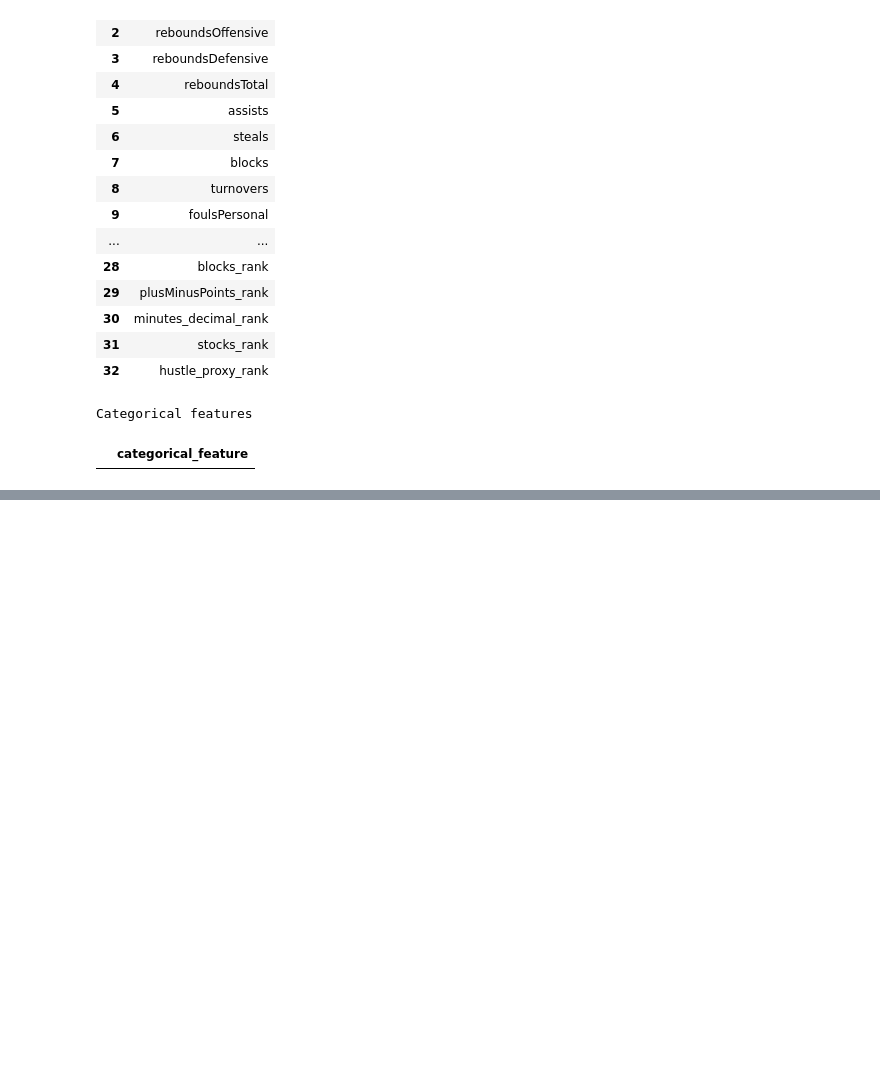
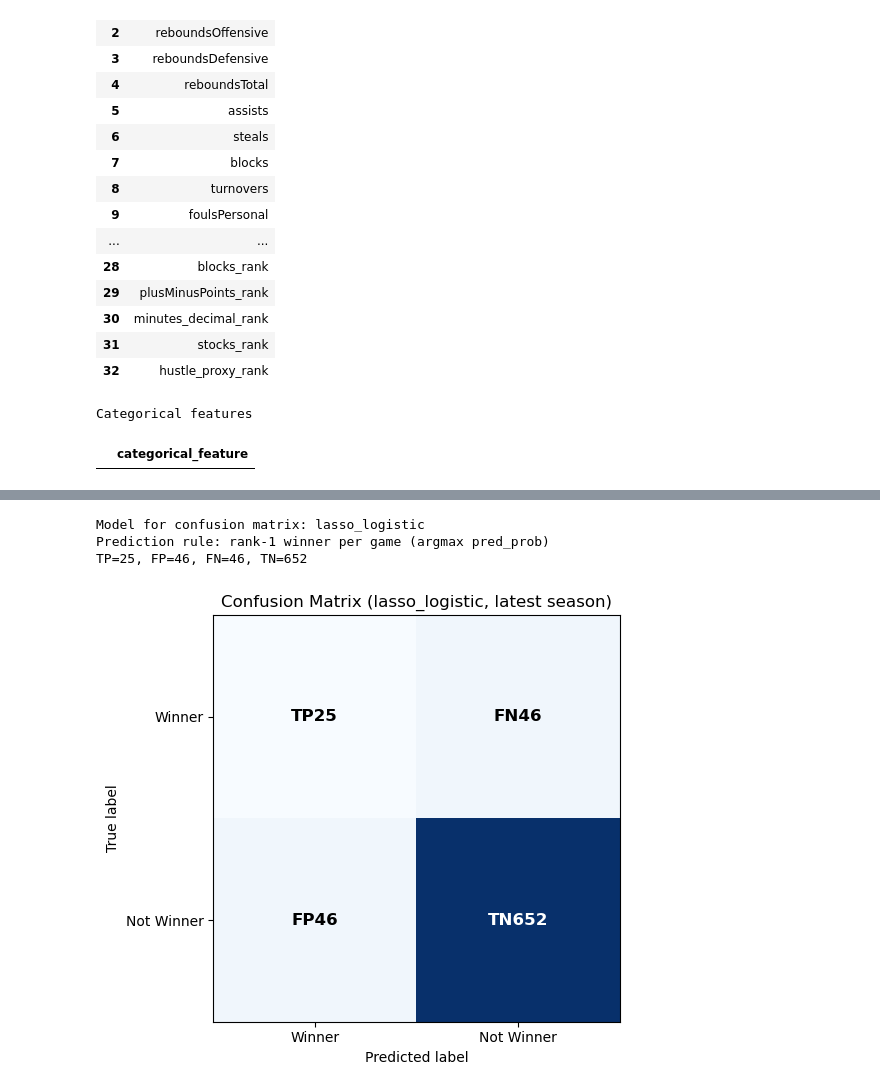
Before and after one commit to Tttaussig33/tommy-award-analysis, a Jupyter notebook: Ridge_Lasso_Logistic_Regression.ipynb, the cells around one changed output, grey strips where cells are left out. Saved outputs shown, nothing was run; the diff lists cells and outputs as text; code cells hidden in the pictures; blank space fills up the shorter version.

```diff
--- a/Ridge_Lasso_Logistic_Regression.ipynb
+++ b/Ridge_Lasso_Logistic_Regression.ipynb
@@ -535,0 +517,63 @@ TP=58, FP=183, FN=13, TN=515
+# %%
+# Confusion matrix for the top-ranked latest-season model.
+# Uses class order [Winner=1, Not Winner=0] so layout is:
+# [[TP, FN],
+#  [FP, TN]]
+import matplotlib.pyplot as plt
+from sklearn.metrics import ConfusionMatrixDisplay, confusion_matrix
+
+if "latest_ranked_df" not in globals() or "latest_scored_outputs" not in globals():
+    raise RuntimeError("Run the model training/evaluation cells first.")
+
+best_model_name = latest_ranked_df.iloc[0]["model"]
+cm_df = latest_scored_outputs[best_model_name].copy()
+
+y_true = cm_df["y"].astype(int)
+y_prob = cm_df["pred_prob"].clip(1e-6, 1 - 1e-6)
+
+# Rank-1 logic: one predicted winner per GAME_ID.
+winner_idx = cm_df.groupby("GAME_ID")["pred_prob"].idxmax()
+y_pred = pd.Series(0, index=cm_df.index, dtype=int)
+y_pred.loc[winner_idx] = 1
+
+cm = confusion_matrix(y_true, y_pred, labels=[1, 0])
+tp, fn, fp, tn = cm.ravel()
+
+print(f"Model for confusion matrix: {best_model_name}")
+print("Prediction rule: rank-1 winner per game (argmax pred_prob)")
+print(f"TP={tp}, FP={fp}, FN={fn}, TN={tn}")
+
+fig, ax = plt.subplots(figsize=(6, 5))
+ConfusionMatrixDisplay(confusion_matrix=cm, display_labels=["Winner", "Not Winner"]).plot(
+    ax=ax,
+    cmap="Blues",
+    include_values=False,
+    colorbar=False,
+)
+
+cell_labels = [["TP", "FN"], ["FP", "TN"]]
+threshold = cm.max() / 2.0
+for i in range(2):
+    for j in range(2):
+        value = cm[i, j]
+        label = cell_labels[i][j]
+        color = "white" if value > threshold else "black"
+        ax.text(
+            j,
+            i,
+            f"{label}{value}",
+            ha="center",
+            va="center",
+            color=color,
+            fontsize=12,
+            fontweight="bold",
+        )
+
+ax.set_title(f"Confusion Matrix ({best_model_name}, latest season)")
+plt.tight_layout()
+plt.show()
+# %% [output]
+Model for confusion matrix: lasso_logistic
+Prediction rule: rank-1 winner per game (argmax pred_prob)
+TP=25, FP=46, FN=46, TN=652
+[figure, added]
```
Also changed, not shown: parts of 8 cells of this notebook.
